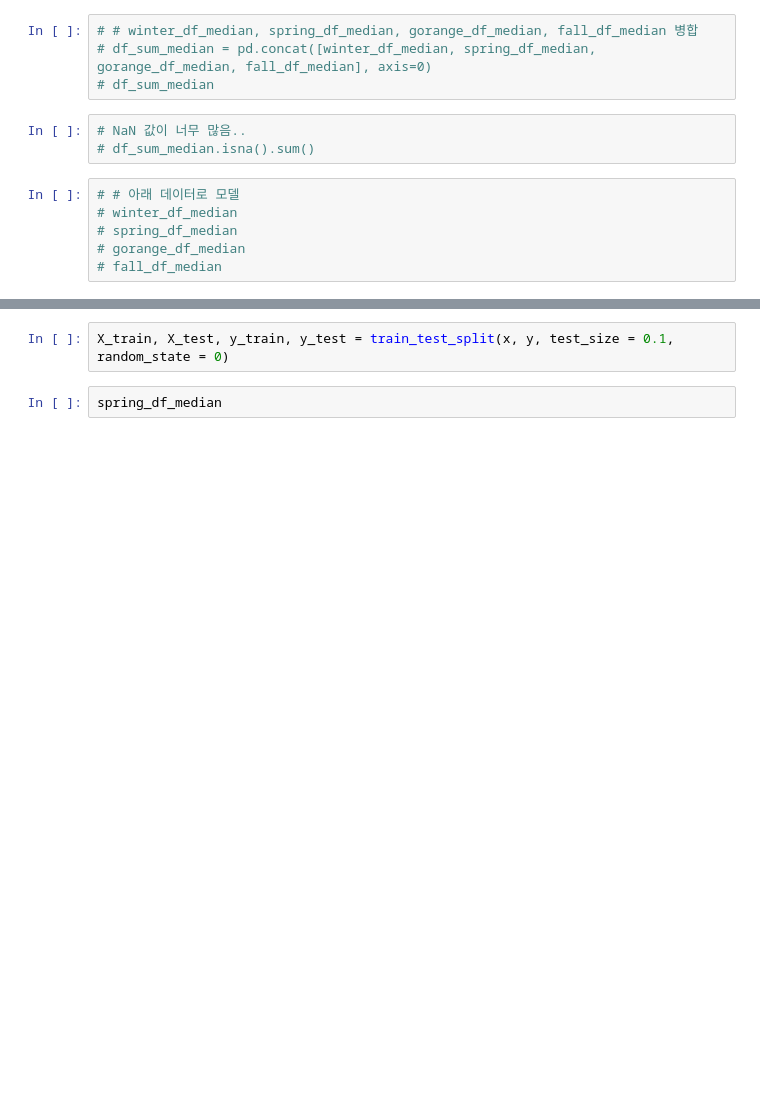
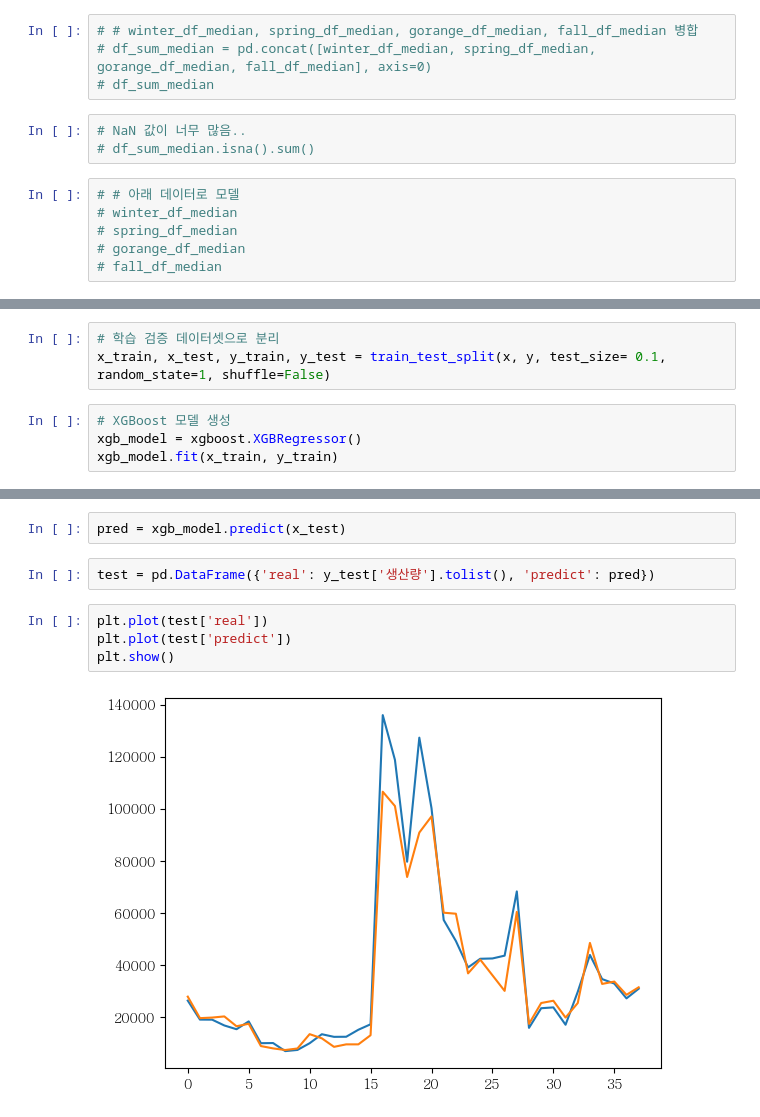
Before and after one commit to Kim-Hyunah/Final_Predict_Agricultural, a Jupyter notebook: preprocessing_weather_furoot_ha.ipynb, the cells around one changed output, grey strips where cells are left out. Cells and saved outputs as stored; diff of their text form; blank space fills up the shorter version.

```diff
--- a/preprocessing_weather_furoot_ha.ipynb
+++ b/preprocessing_weather_furoot_ha.ipynb
@@ -768,0 +699,7 @@ KeyError: "['최저기온(°C)월합강수량(00~24h만)(mm)', '면적'] not in
+# %%
+# 학습 검증 데이터셋으로 분리
+x_train, x_test, y_train, y_test = train_test_split(x, y, test_size= 0.1, random_state=1, shuffle=False)
+# %%
+# XGBoost 모델 생성
+xgb_model = xgboost.XGBRegressor()
+xgb_model.fit(x_train, y_train)
@@ -769,4 +716,10 @@ KeyError: "['최저기온(°C)월합강수량(00~24h만)(mm)', '면적'] not in
+# %%
+pred = xgb_model.predict(x_test)
 # %%
-X_train, X_test, y_train, y_test = train_test_split(x, y, test_size = 0.1, random_state = 0)
+test = pd.DataFrame({'real': y_test['생산량'].tolist(), 'predict': pred})
 # %%
-spring_df_median
+plt.plot(test['real'])
+plt.plot(test['predict'])
+plt.show()
+# %% [output]
+[figure, added]
```
Also changed, not shown: parts of 18 cells of this notebook.
